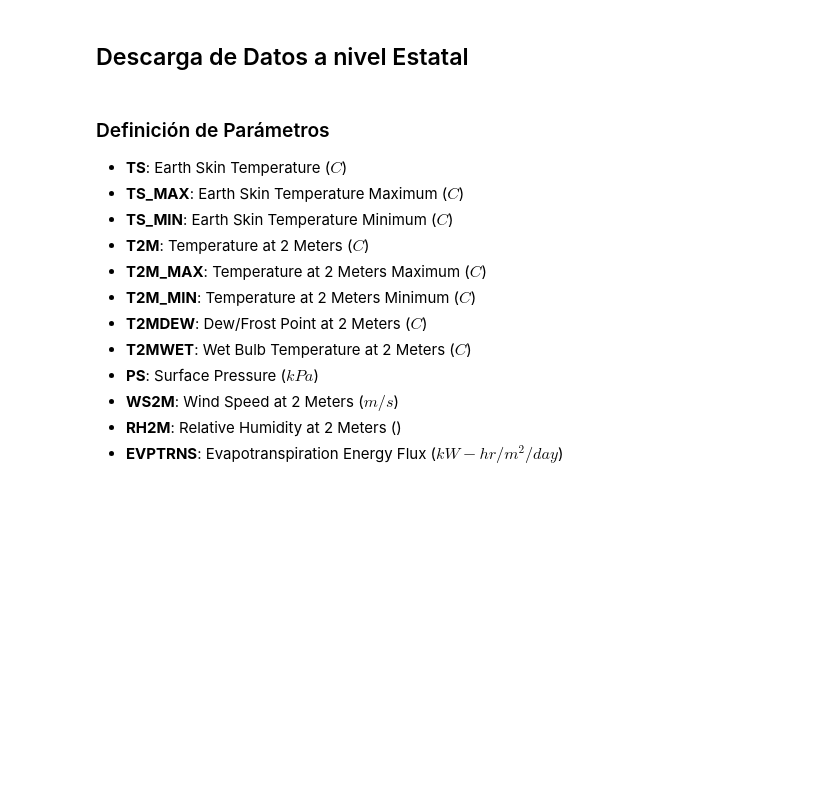
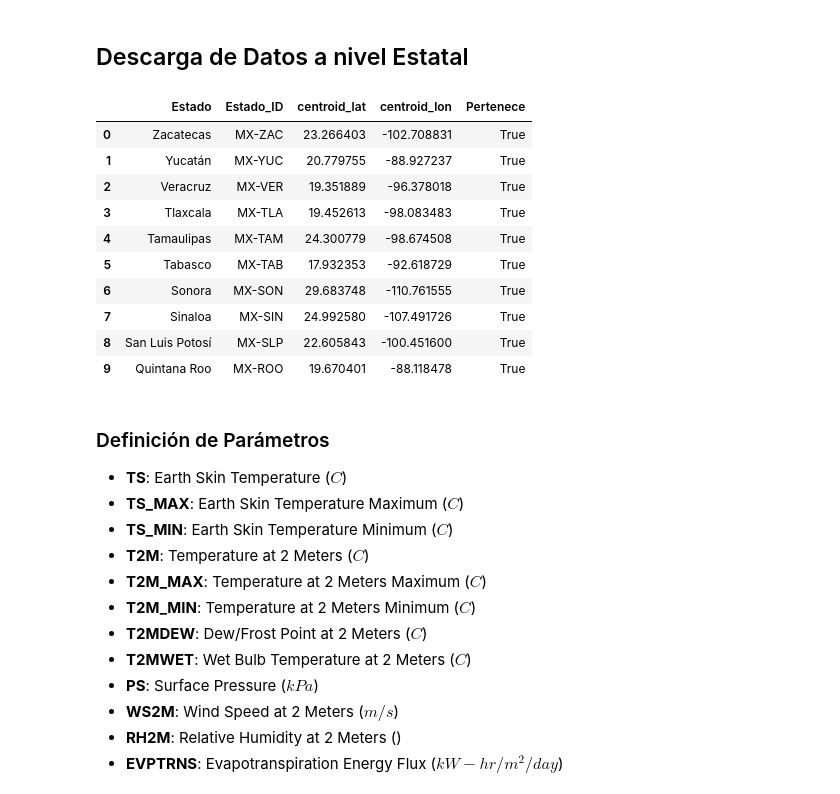
Before and after one commit to ProyectosMCD/RedBAMX, a Jupyter notebook: descarga/Descarga_Datos Climaticos_Municipio_NASA-API.ipynb, the cells around one changed output. Saved outputs shown, nothing was run; the diff lists cells and outputs as text; code cells hidden in the pictures; blank space fills up the shorter version.

```diff
--- a/descarga/Descarga_Datos Climaticos_Municipio_NASA-API.ipynb
+++ b/descarga/Descarga_Datos Climaticos_Municipio_NASA-API.ipynb
@@ -113,8 +117,21 @@ with open(subdir + "clima_info.txt", 'w') as f:
 # %%
 coord_estado = pd.read_csv(input_coord_estado) # Lee archivo de entrada coordenadas estado
 estado_nom = coord_estado['Estado'].tolist() # Lista de nombres de estado
 estado_ids = coord_estado['Estado_ID'].tolist() # Lista de ids de estado
 locations = [(lat, lon) for lat, lon in zip(coord_estado['centroid_lat'], coord_estado['centroid_lon'])] # Lista de coordenadas de estado
+coord_estado.head(10)
+# %% [output]
+|  | Estado | Estado_ID | centroid_lat | centroid_lon | Pertenece |
+| 0 | Zacatecas | MX-ZAC | 23.266403 | -102.708831 | True |
+| 1 | Yucatán | MX-YUC | 20.779755 | -88.927237 | True |
+| 2 | Veracruz | MX-VER | 19.351889 | -96.378018 | True |
+| 3 | Tlaxcala | MX-TLA | 19.452613 | -98.083483 | True |
+| 4 | Tamaulipas | MX-TAM | 24.300779 | -98.674508 | True |
+| 5 | Tabasco | MX-TAB | 17.932353 | -92.618729 | True |
+| 6 | Sonora | MX-SON | 29.683748 | -110.761555 | True |
+| 7 | Sinaloa | MX-SIN | 24.992580 | -107.491726 | True |
+| 8 | San Luis Potosí | MX-SLP | 22.605843 | -100.451600 | True |
+| 9 | Quintana Roo | MX-ROO | 19.670401 | -88.118478 | True |
 # %% [markdown]
 ### Definición de Parámetros
 
```
Also changed, not shown: parts of 18 cells of this notebook.
